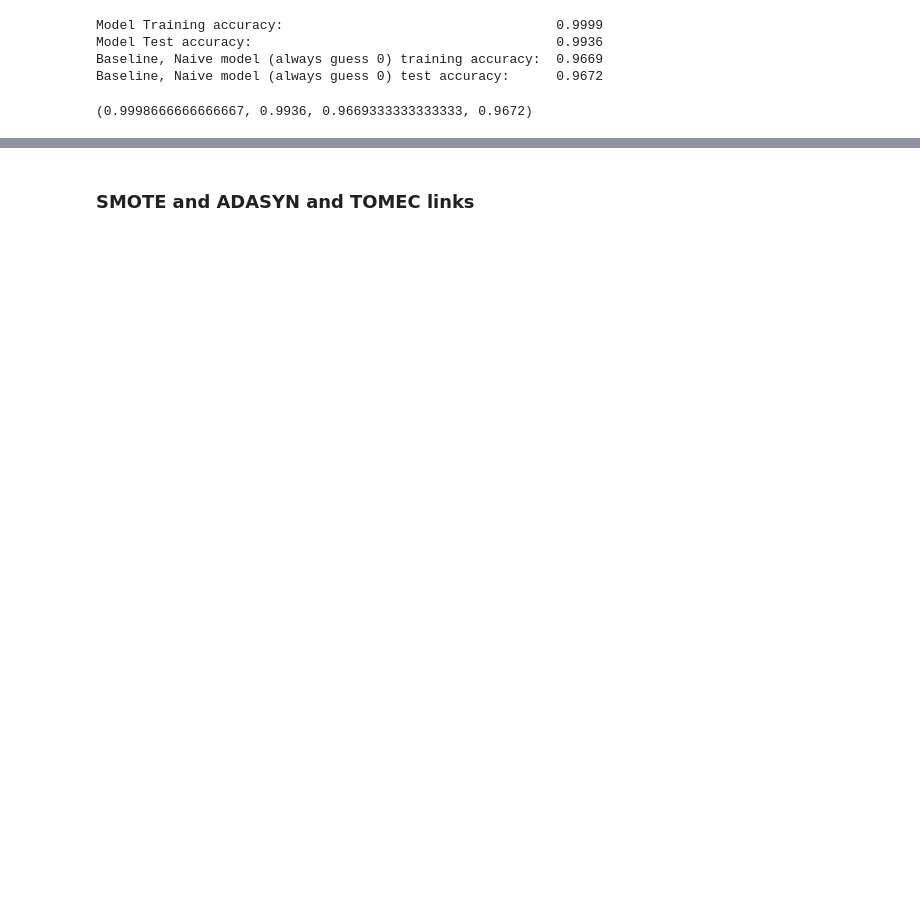
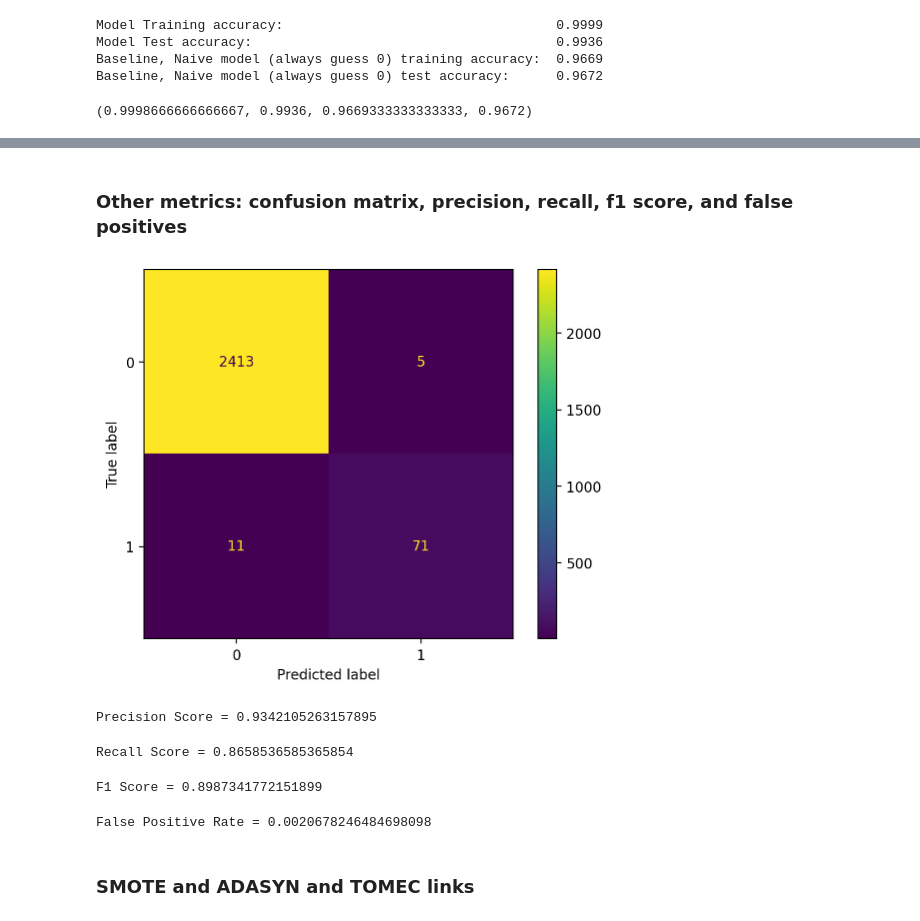
Before and after one commit to ToluAkinlabi/capstone_project_2, a Jupyter notebook: exploratory_analysis/machine_failure_random_forest.ipynb, the cells around one changed output, grey strips where cells are left out. Drawn from its saved outputs; the diff is of its cells as text; code cells hidden in the pictures; blank space fills up the shorter version.

```diff
--- a/exploratory_analysis/machine_failure_random_forest.ipynb
+++ b/exploratory_analysis/machine_failure_random_forest.ipynb
@@ -295,0 +178,23 @@ Baseline, Naive model (always guess 0) test accuracy:      0.9672
+# %% [markdown]
+### Other metrics: confusion matrix, precision, recall, f1 score, and false positives
+# %%
+test_predictions = mapped_model.predict(X_map_test)
+# %%
+cm = confusion_matrix(y_map_test, test_predictions, labels=mapped_model.classes_)
+disp = ConfusionMatrixDisplay(confusion_matrix=cm, display_labels=mapped_model.classes_)
+disp.plot()
+plt.savefig('random_forest_test_confusion_matrix.svg', format='svg', bbox_inches='tight')
+# %% [output]
+[figure, added]
+# %%
+print(f'Precision Score = {precision_score(y_map_test, test_predictions)}')
+# %% [output]
+Precision Score = 0.9342105263157895
+# %%
+print(f'Recall Score = {recall_score(y_map_test, test_predictions)}')
+# %% [output]
+Recall Score = 0.8658536585365854
+# %%
+print(f'F1 Score = {f1_score(y_map_test, test_predictions)}')
+# %% [output]
+F1 Score = 0.8987341772151899
@@ -296,3 +203,7 @@ Baseline, Naive model (always guess 0) test accuracy:      0.9672
+# %%
+print(f'False Positive Rate = {fp / (tn + fp)}')
+# %% [output]
+False Positive Rate = 0.0020678246484698098
 # %% [markdown]
 ### SMOTE and ADASYN and TOMEC links
 # %% [markdown]
```
Also changed, not shown: parts of 85 cells of this notebook, 3 other files.
